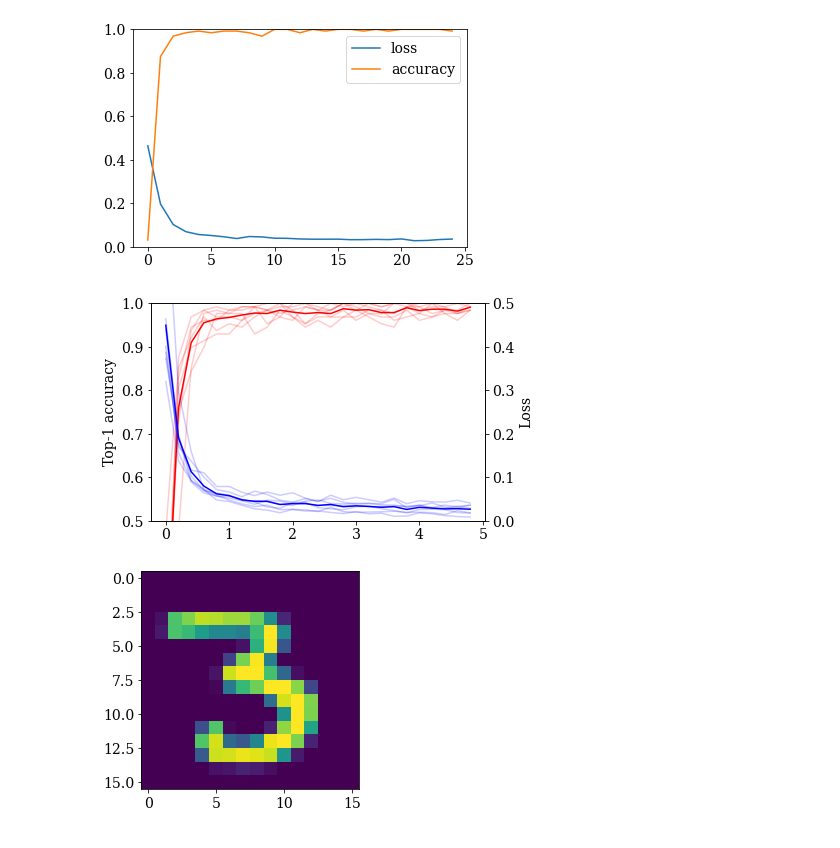
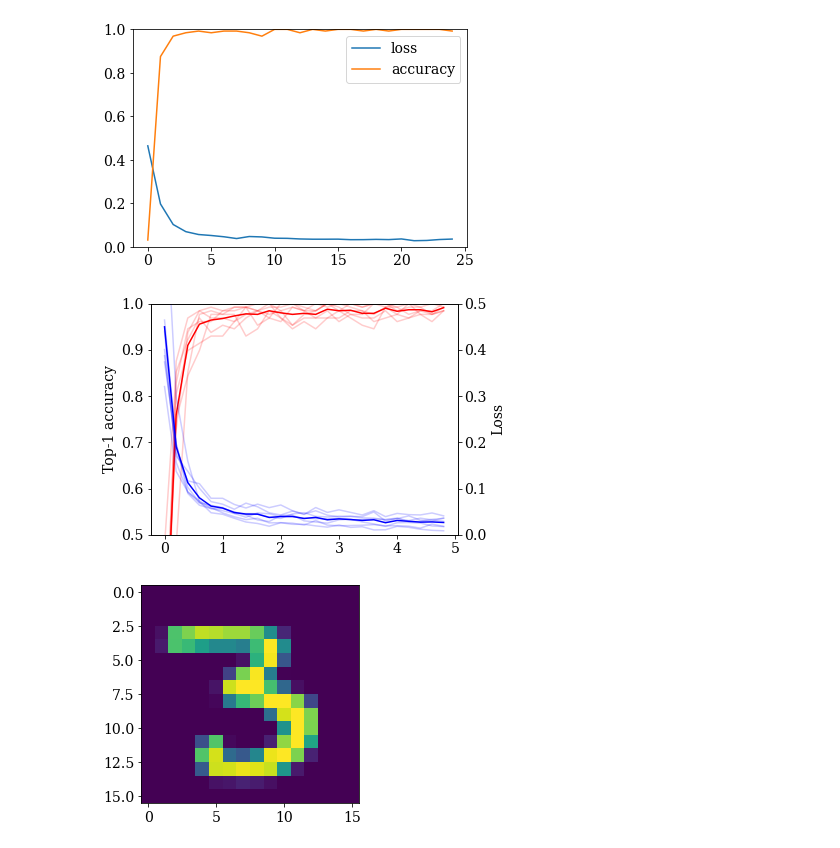
Before and after one commit to haimengzhao/quantum-fed-infer, a Jupyter notebook: qFedInf.ipynb, the cells around one changed output. Cells and saved outputs as stored; diff of their text form; code cells hidden in the pictures.

```diff
--- a/qFedInf.ipynb
+++ b/qFedInf.ipynb
@@ -268,25 +268,26 @@ epoch 4, 80/96: loss=0.0356, acc=0.9922
 # %%
 for acc_curve in all_train_acc:
     plt.plot(acc_curve, c='red', alpha=0.2)
 avg_acc_curve = jnp.mean(jnp.array(all_train_acc), axis=0)
 plt.plot(avg_acc_curve, c='red', label='accuracy')
 plt.ylim(0.5, 1)
 plt.ylabel('Top-1 accuracy')
 plt.twinx()
 
 for loss_curve in all_train_loss:
     plt.plot(loss_curve, c='blue', alpha=0.2)
 avg_loss_curve = jnp.mean(jnp.array(all_train_loss), axis=0)
 plt.plot(avg_loss_curve, c='blue', label='loss')
 plt.ylim(0, 0.5)
 plt.ylabel('Loss')
 
 plt.xlabel('Epochs')
 plt.xticks([0, 5, 10, 15, 20, 25], [0, 1, 2, 3, 4, 5])
+plt.tight_layout()
 plt.savefig('client_loss_acc.pdf')
 plt.show()
 # %% [output]
-[figure, old version]
+[figure, new version]
 # %%
 def pred(params, x, y, k):
     c = tc.Circuit(n, inputs=x)
```
Also changed, not shown: 1 other file.
